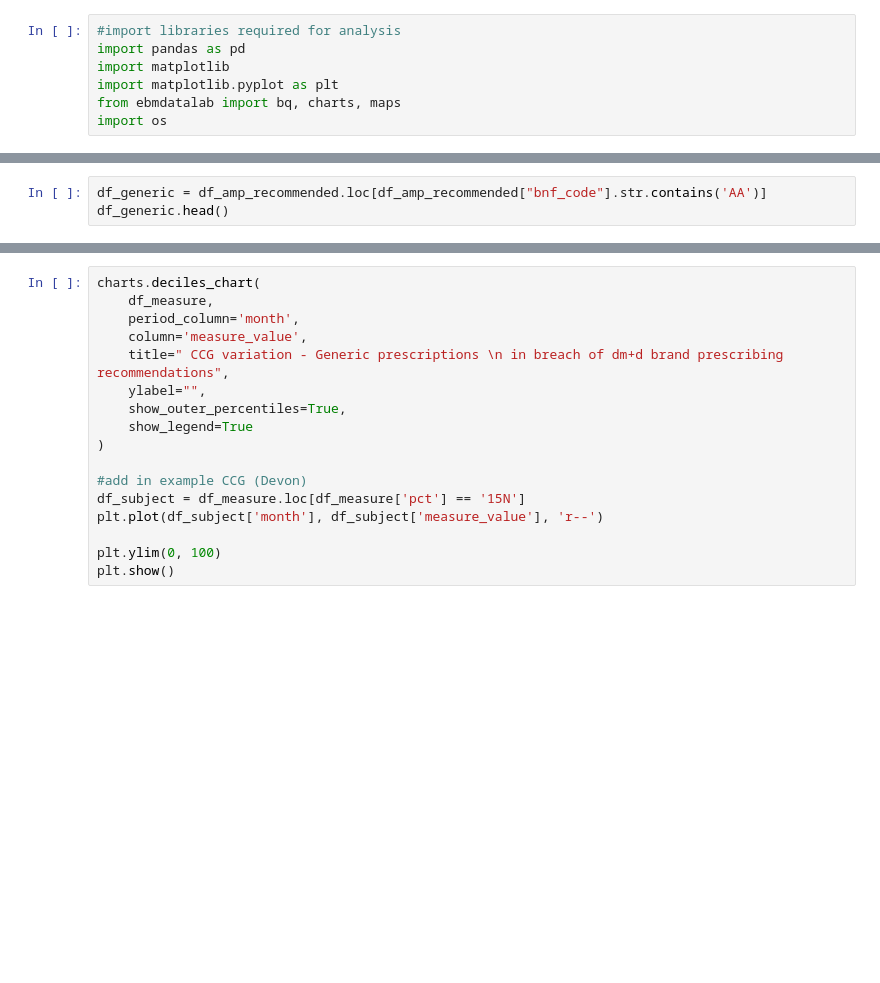
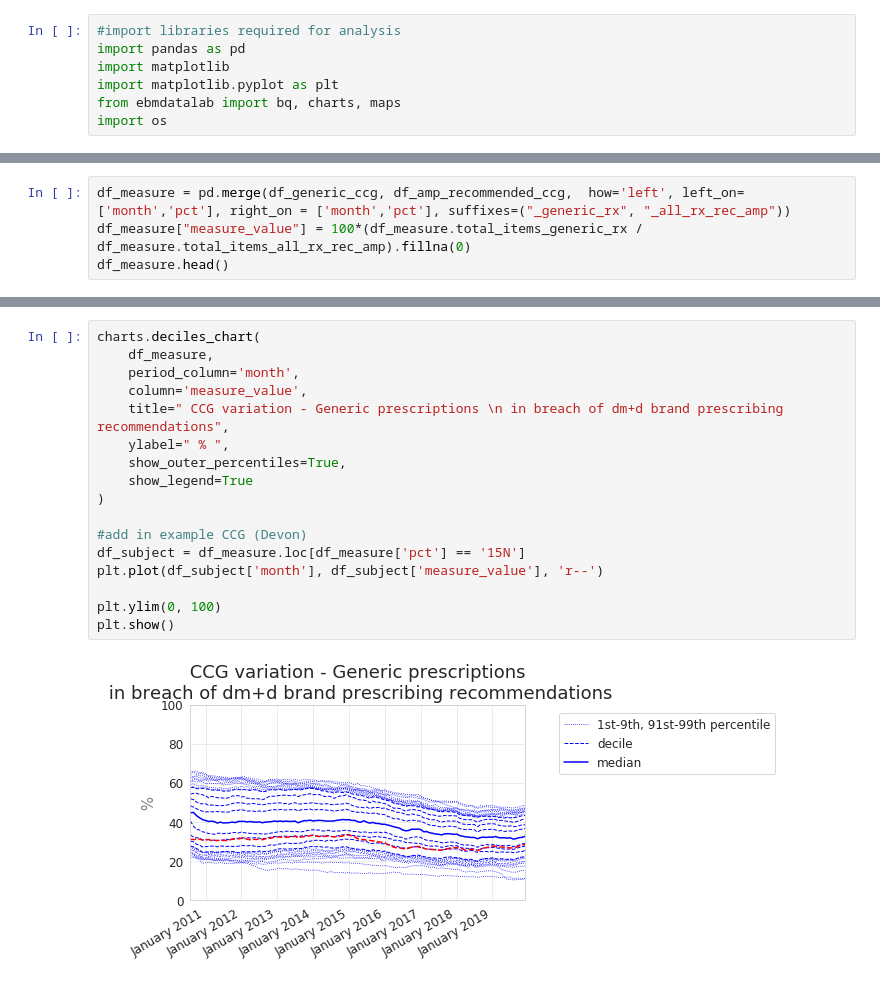
Before and after one commit to ebmdatalab/amp-prescribing-notebook, a Jupyter notebook: notebooks/dmd.amp.ipynb, the cells around one changed output, grey strips where cells are left out. Drawn from its saved outputs; the diff is of its cells as text; blank space fills up the shorter version.

```diff
--- a/notebooks/dmd.amp.ipynb
+++ b/notebooks/dmd.amp.ipynb
@@ -67,3 +115,0 @@ plt.ylim(0, )
-# %%
-df_generic = df_amp_recommended.loc[df_amp_recommended["bnf_code"].str.contains('AA')]
-df_generic.head()
@@ -91,0 +153,4 @@ df_measure.head()
+# %%
+df_measure = pd.merge(df_generic_ccg, df_amp_recommended_ccg,  how='left', left_on=['month','pct'], right_on = ['month','pct'], suffixes=("_generic_rx", "_all_rx_rec_amp"))
+df_measure["measure_value"] = 100*(df_measure.total_items_generic_rx / df_measure.total_items_all_rx_rec_amp).fillna(0)
+df_measure.head()
@@ -92,20 +164,22 @@ df_measure.head()
 # %%
 charts.deciles_chart(
     df_measure,
     period_column='month',
     column='measure_value',
     title=" CCG variation - Generic prescriptions \n in breach of dm+d brand prescribing recommendations",
-    ylabel="",
+    ylabel=" % ",
     show_outer_percentiles=True,
     show_legend=True
 )
 
 #add in example CCG (Devon)
 df_subject = df_measure.loc[df_measure['pct'] == '15N']
 plt.plot(df_subject['month'], df_subject['measure_value'], 'r--')
 
 plt.ylim(0, 100)
 plt.show()
+# %% [output]
+[figure, added]
 # %%
 #create choropeth map
 plt.figure(figsize=(12, 7))
```
Also changed, not shown: parts of 14 cells of this notebook, 10 other files.
